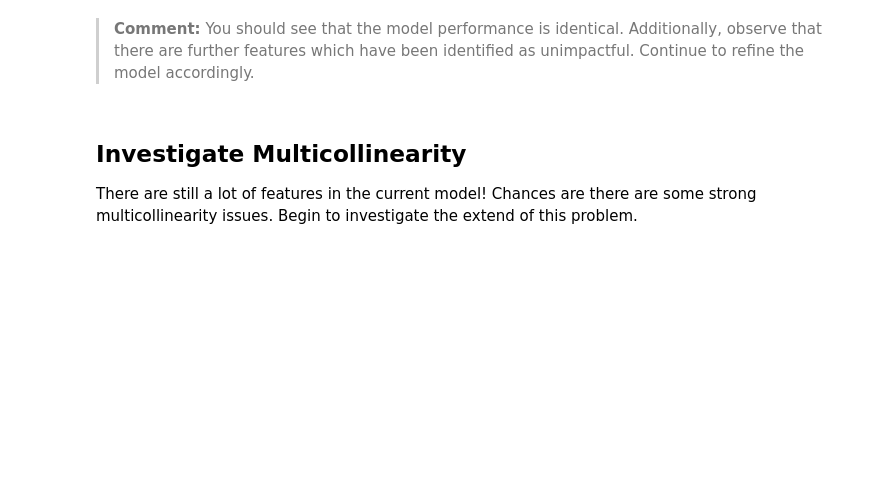
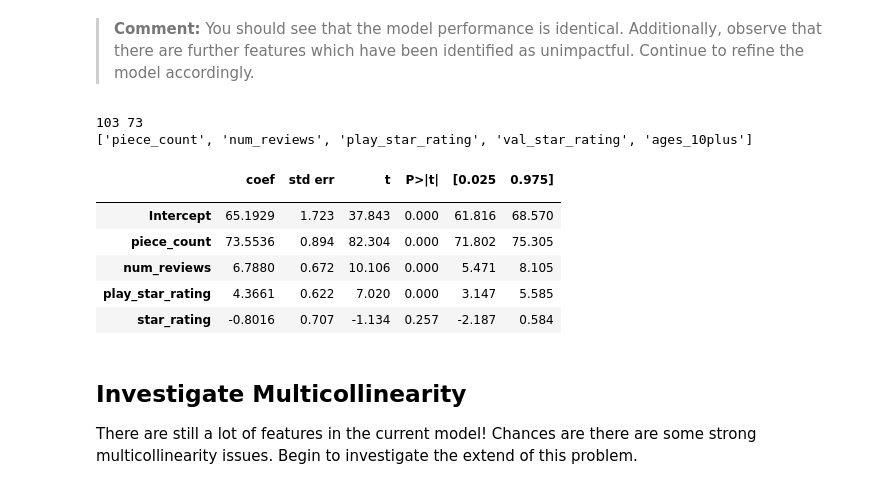
Before and after one commit to zaborowm/dsc-modeling-your-data-lab-nyc-ds-career-042219, a Jupyter notebook: index.ipynb, the cells around one changed output. Cells and saved outputs as stored; diff of their text form; code cells hidden in the pictures; blank space fills up the shorter version.

```diff
--- a/index.ipynb
+++ b/index.ipynb
@@ -146,3 +144,28 @@ strong multicollinearity problems or that the design matrix is singular.
+# %%
+#Your code here
+#Extract the p-value table from the summary and use it to subset our features
+summary = model.summary()
+p_table = summary.tables[1]
+p_table = pd.DataFrame(p_table.data)
+p_table.columns = p_table.iloc[0]
+p_table = p_table.drop(0)
+p_table = p_table.set_index(p_table.columns[0])
+p_table['P>|t|'] = p_table['P>|t|'].astype(float)
+x_cols = list(p_table[p_table['P>|t|']<0.05].index)
+x_cols.remove('Intercept')
+print(len(p_table), len(x_cols))
+print(x_cols[:5])
+p_table.head()
+# %% [output]
+103 73
+['piece_count', 'num_reviews', 'play_star_rating', 'val_star_rating', 'ages_10plus']
+|  | coef | std err | t | P>|t| | [0.025 | 0.975] |
+|  |  |  |  |  |  |  |
+| Intercept | 65.1929 | 1.723 | 37.843 | 0.000 | 61.816 | 68.570 |
+| piece_count | 73.5536 | 0.894 | 82.304 | 0.000 | 71.802 | 75.305 |
+| num_reviews | 6.7880 | 0.672 | 10.106 | 0.000 | 5.471 | 8.105 |
+| play_star_rating | 4.3661 | 0.622 | 7.020 | 0.000 | 3.147 | 5.585 |
+| star_rating | -0.8016 | 0.707 | -1.134 | 0.257 | -2.187 | 0.584 |
 # %% [markdown]
 ## Investigate Multicollinearity
 
```
Also changed, not shown: parts of 1 cell of this notebook.
